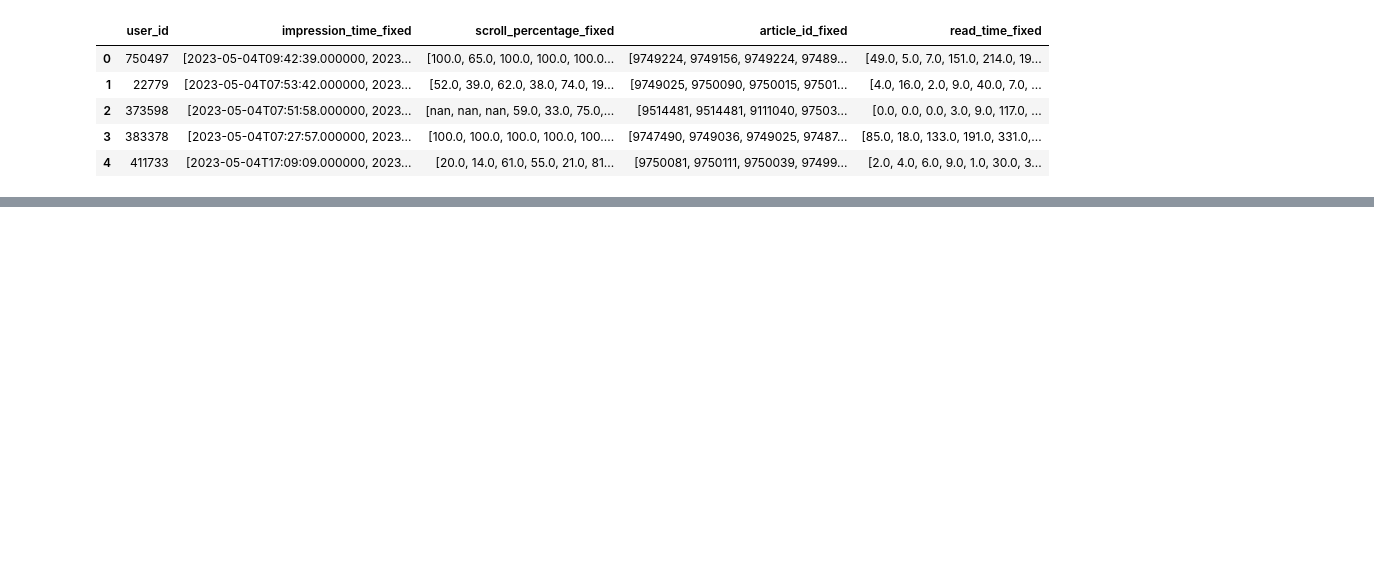
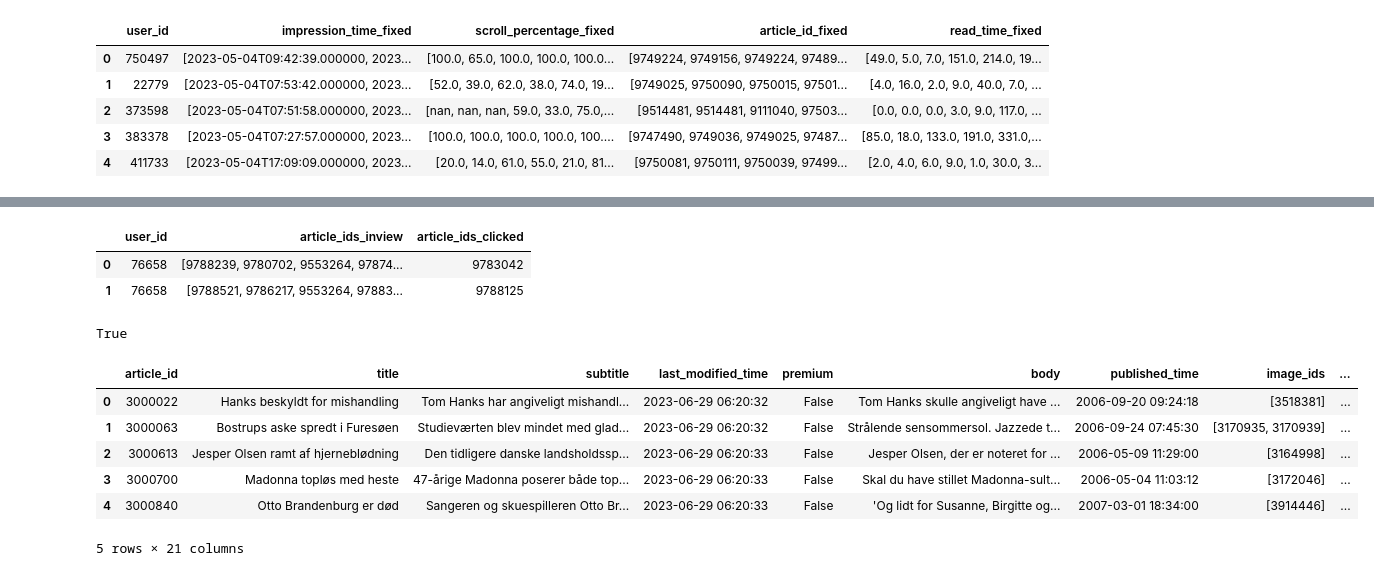
Before and after one commit to akisgazepidis/Recommendation_System_RecSys_Challenge_2024, a Jupyter notebook: RS_Recommendation_System.ipynb, the cells around one changed output, grey strips where cells are left out. Cells and saved outputs as stored; diff of their text form; code cells hidden in the pictures; blank space fills up the shorter version.

```diff
--- a/RS_Recommendation_System.ipynb
+++ b/RS_Recommendation_System.ipynb
@@ -89,0 +138,10 @@ list(history_val_df[['article_id_fixed']].loc[0,:][0])
+# %%
+behaviors_val_df.head(2)
+# %% [output]
+|  | user_id | article_ids_inview | article_ids_clicked |
+| 0 | 76658 | [9788239, 9780702, 9553264, 97874... | 9783042 |
+| 1 | 76658 | [9788521, 9786217, 9553264, 97883... | 9788125 |
+# %%
+9783042 in list(behaviors_val_df['article_ids_inview'][0])
+# %% [output]
+True
@@ -89,0 +155,10 @@ list(history_val_df[['article_id_fixed']].loc[0,:][0])
+# %%
+articles_df.head()
+# %% [output]
+|  | article_id | title | subtitle | last_modified_time | premium | body | published_time | image_ids | ... |
+| 0 | 3000022 | Hanks beskyldt for mishandling | Tom Hanks har angiveligt mishandl... | 2023-06-29 06:20:32 | False | Tom Hanks skulle angiveligt have ... | 2006-09-20 09:24:18 | [3518381] | ... |
+| 1 | 3000063 | Bostrups aske spredt i Furesøen | Studieværten blev mindet med glad... | 2023-06-29 06:20:32 | False | Strålende sensommersol. Jazzede t... | 2006-09-24 07:45:30 | [3170935, 3170939] | ... |
+| 2 | 3000613 | Jesper Olsen ramt af hjerneblødning | Den tidligere danske landsholdssp... | 2023-06-29 06:20:33 | False | Jesper Olsen, der er noteret for ... | 2006-05-09 11:29:00 | [3164998] | ... |
+| 3 | 3000700 | Madonna topløs med heste | 47-årige Madonna poserer både top... | 2023-06-29 06:20:33 | False | Skal du have stillet Madonna-sult... | 2006-05-04 11:03:12 | [3172046] | ... |
+| 4 | 3000840 | Otto Brandenburg er død | Sangeren og skuespilleren Otto Br... | 2023-06-29 06:20:33 | False | 'Og lidt for Susanne, Birgitte og... | 2007-03-01 18:34:00 | [3914446] | ... |
+5 rows × 21 columns
```
Also changed, not shown: parts of 34 cells of this notebook, 1 other file.
